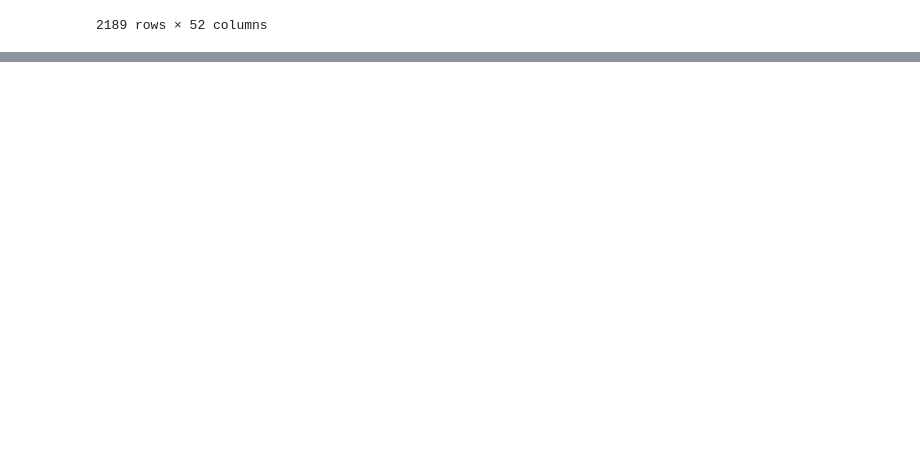
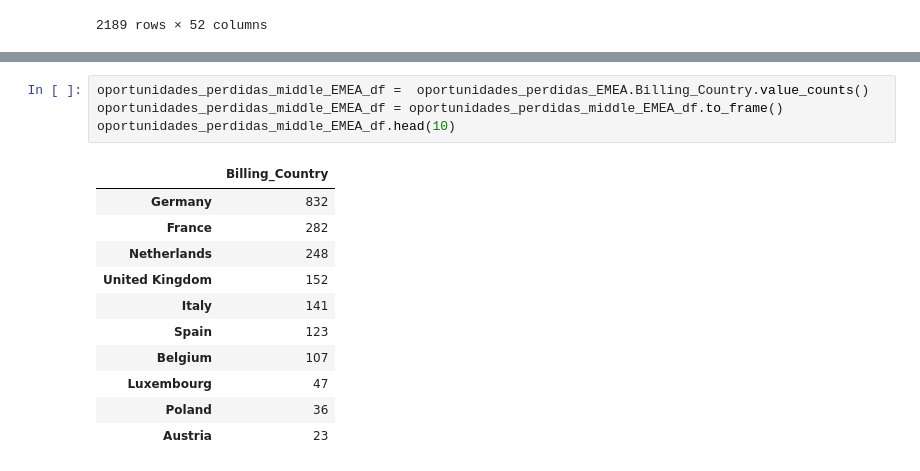
Before and after one commit to Ramaxx95/TP1-Orga-de-Datos, a Jupyter notebook: Visualizaciones/Region_EMEA.ipynb, the cells around one changed output, grey strips where cells are left out. Drawn from its saved outputs; the diff is of its cells as text; blank space fills up the shorter version.

```diff
--- a/Visualizaciones/Region_EMEA.ipynb
+++ b/Visualizaciones/Region_EMEA.ipynb
@@ -123,0 +88,16 @@ Name: Billing_Country, dtype: int64
+# %%
+oportunidades_perdidas_middle_EMEA_df =  oportunidades_perdidas_EMEA.Billing_Country.value_counts()
+oportunidades_perdidas_middle_EMEA_df = oportunidades_perdidas_middle_EMEA_df.to_frame()
+oportunidades_perdidas_middle_EMEA_df.head(10)
+# %% [output]
+|  | Billing_Country |
+| Germany | 832 |
+| France | 282 |
+| Netherlands | 248 |
+| United Kingdom | 152 |
+| Italy | 141 |
+| Spain | 123 |
+| Belgium | 107 |
+| Luxembourg | 47 |
+| Poland | 36 |
+| Austria | 23 |
```
Also changed, not shown: parts of 6 cells of this notebook.
